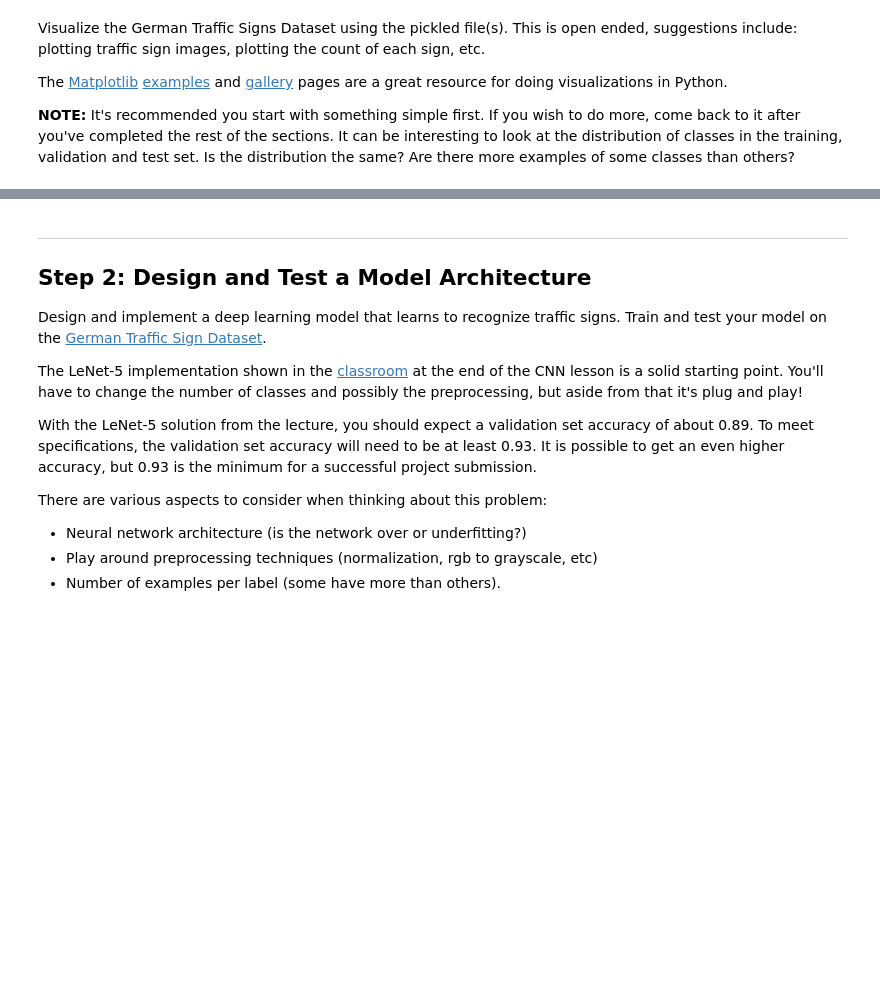
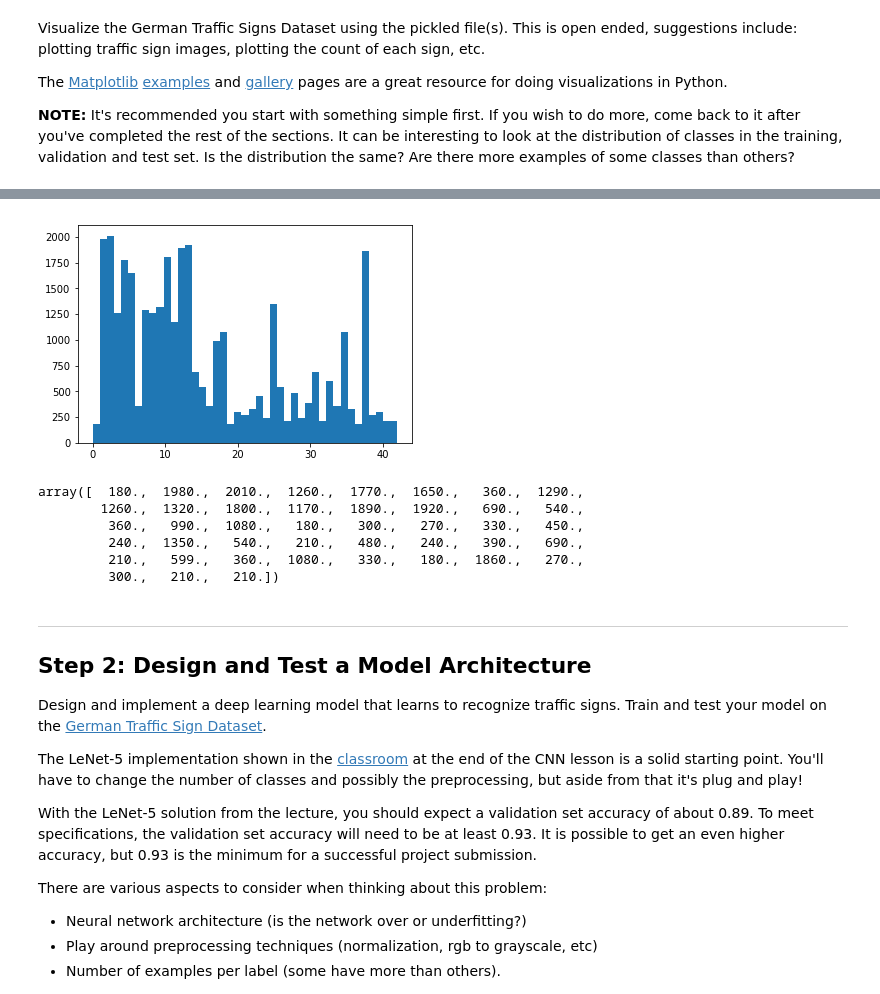
Before and after one commit to jaeoh2/self-driving-car-nd, a Jupyter notebook: CarND-Traffic-Sign-Classifier-Project/Traffic_Sign_Classifier.ipynb, the cells around one changed output, grey strips where cells are left out. Cells and saved outputs as stored; diff of their text form; code cells hidden in the pictures; blank space fills up the shorter version.

```diff
--- a/CarND-Traffic-Sign-Classifier-Project/Traffic_Sign_Classifier.ipynb
+++ b/CarND-Traffic-Sign-Classifier-Project/Traffic_Sign_Classifier.ipynb
@@ -108,3 +153,16 @@ plt.imshow(X_train[r_num,:,:,:])
+# %%
+n = plt.hist(y_train, 43)
+# %% [output]
+[figure, added]
+# %%
+n[0]
+# %% [output]
+array([  180.,  1980.,  2010.,  1260.,  1770.,  1650.,   360.,  1290.,
+        1260.,  1320.,  1800.,  1170.,  1890.,  1920.,   690.,   540.,
+         360.,   990.,  1080.,   180.,   300.,   270.,   330.,   450.,
+         240.,  1350.,   540.,   210.,   480.,   240.,   390.,   690.,
+         210.,   599.,   360.,  1080.,   330.,   180.,  1860.,   270.,
+         300.,   210.,   210.])
 # %% [markdown]
 ----
 
```
Also changed, not shown: parts of 49 cells of this notebook, 1 other file.
